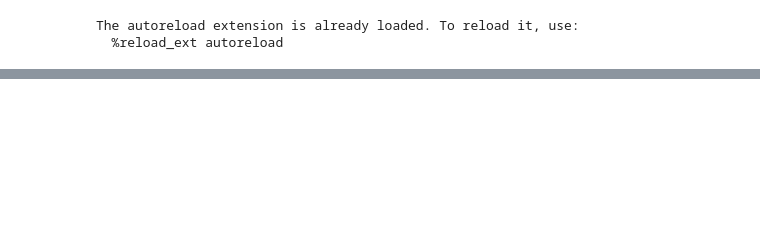
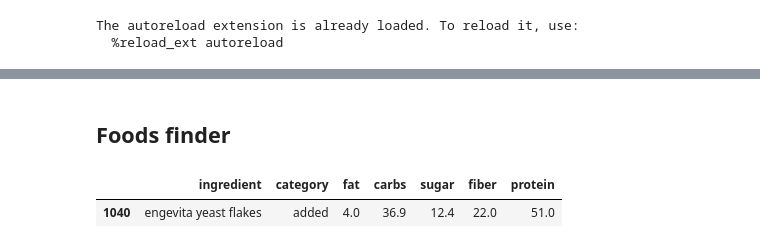
Before and after one commit to fabiangunzinger/food-tracker, a Jupyter notebook: dashboard.ipynb, the cells around one changed output, grey strips where cells are left out. Cells and saved outputs as stored; diff of their text form; code cells hidden in the pictures; blank space fills up the shorter version.

```diff
--- a/dashboard.ipynb
+++ b/dashboard.ipynb
@@ -36,0 +27,7 @@ nuts_plots(meal_data)
+# %% [markdown]
+## Foods finder
+# %%
+find_item('enge', foods)
+# %% [output]
+|  | ingredient | category | fat | carbs | sugar | fiber | protein |
+| 1040 | engevita yeast flakes | added | 4.0 | 36.9 | 12.4 | 22.0 | 51.0 |
```
Also changed, not shown: parts of 2 cells of this notebook, 2 other files.
